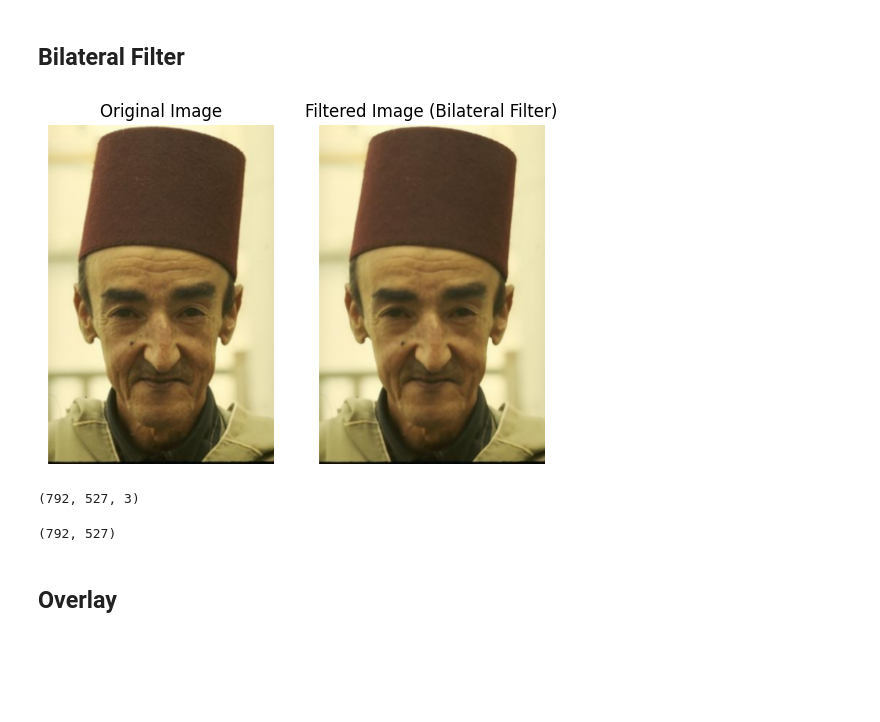
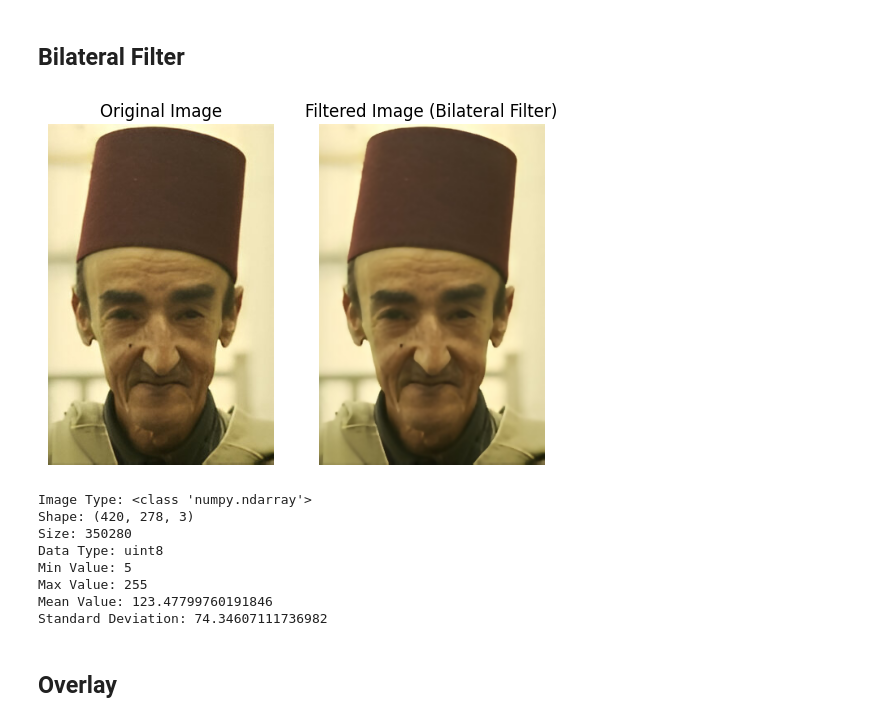
Before and after one commit to shadyalattarr/Computer-Vision-Assignment-1, a Jupyter notebook: Cartooniffier.ipynb, the cells around one changed output. Cells and saved outputs as stored; diff of their text form; code cells hidden in the pictures; blank space fills up the shorter version.

```diff
--- a/Cartooniffier.ipynb
+++ b/Cartooniffier.ipynb
@@ -16,5 +16,5 @@ img_plt = plt.imread(r'images\\image.png')
 # %%
-img_cv2 = cv2.imread(r'images\\image.png')
+img_cv2 = cv2.imread(r'images\\old_guy_v3.jpg')
 # %%
 plt.imshow(img_plt)
 plt.axis('off')
@@ -192,28 +214,20 @@ plt.show()
 # %%
 # cv2.bilateralFilter(src, d, sigmaColor, sigmaSpace, borderType=cv2.BORDER_DEFAULT)
 
 # Apply bilateral filter (d=9, sigmaColor=75, sigmaSpace=75)
-bilateral_img = cv2.bilateralFilter(img_cv2, 7, 50, 50)
+bilateral_img = cv2.bilateralFilter(img_cv2, 5, 50, 50)
 
 # Display the images
 # original image
 plt.subplot(1, 2, 1)
 plt.imshow(cv2.cvtColor(img_cv2, cv2.COLOR_BGR2RGB))
 plt.title("Original Image")
 plt.axis('off')
 #image after bilateral filter
 plt.subplot(1, 2, 2)
 plt.imshow(cv2.cvtColor(bilateral_img, cv2.COLOR_BGR2RGB))
 plt.title("Filtered Image (Bilateral Filter)")
 plt.axis('off')
 plt.show()
 # %% [output]
-[figure, old version]
+[figure, new version]
-# %%
-bilateral_img.shape
-# %% [output]
-(792, 527, 3)
-# %%
-thresh_img.shape
-# %% [output]
-(792, 527)
@@ -222,2 +234,13 @@ thresh_bgr = cv2.cvtColor(thresh_img, cv2.COLOR_GRAY2BGR)
+# %%
+print_image_info(bilateral_img)
+# %% [output]
+Image Type: <class 'numpy.ndarray'>
+Shape: (420, 278, 3)
+Size: 350280
+Data Type: uint8
+Min Value: 5
+Max Value: 255
+Mean Value: 123.47799760191846
+Standard Deviation: 74.34607111736982
 # %% [markdown]
 ## Overlay
```
Also changed, not shown: parts of 24 cells of this notebook, 3 other files.
